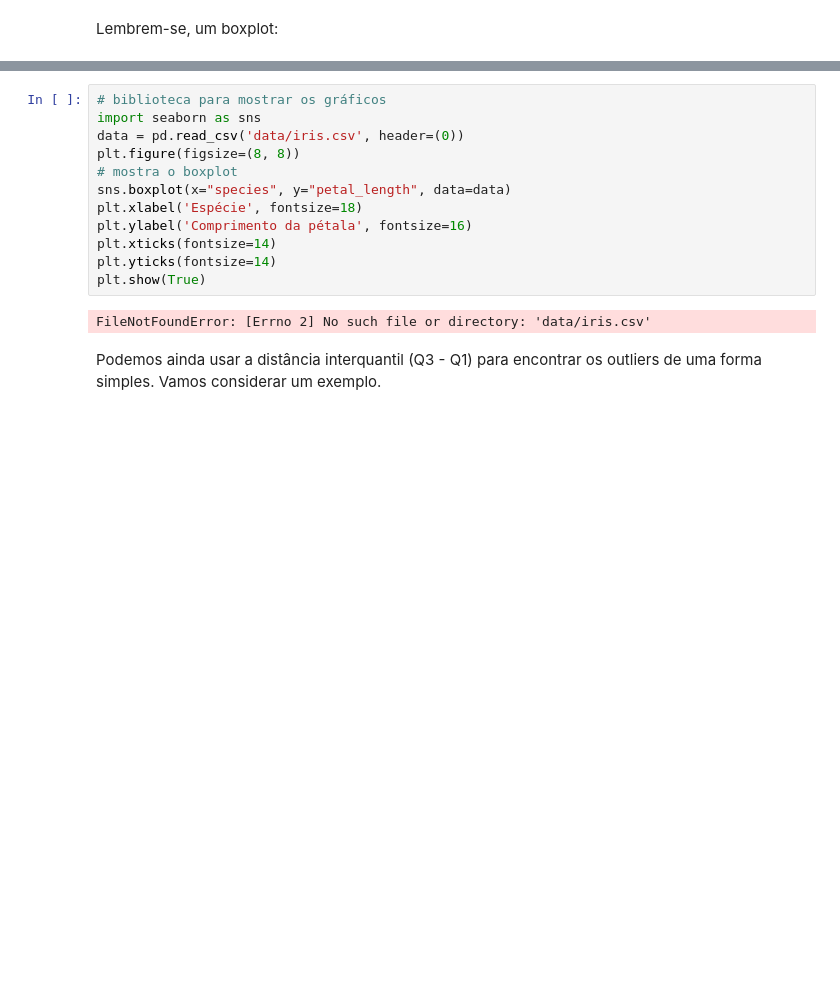
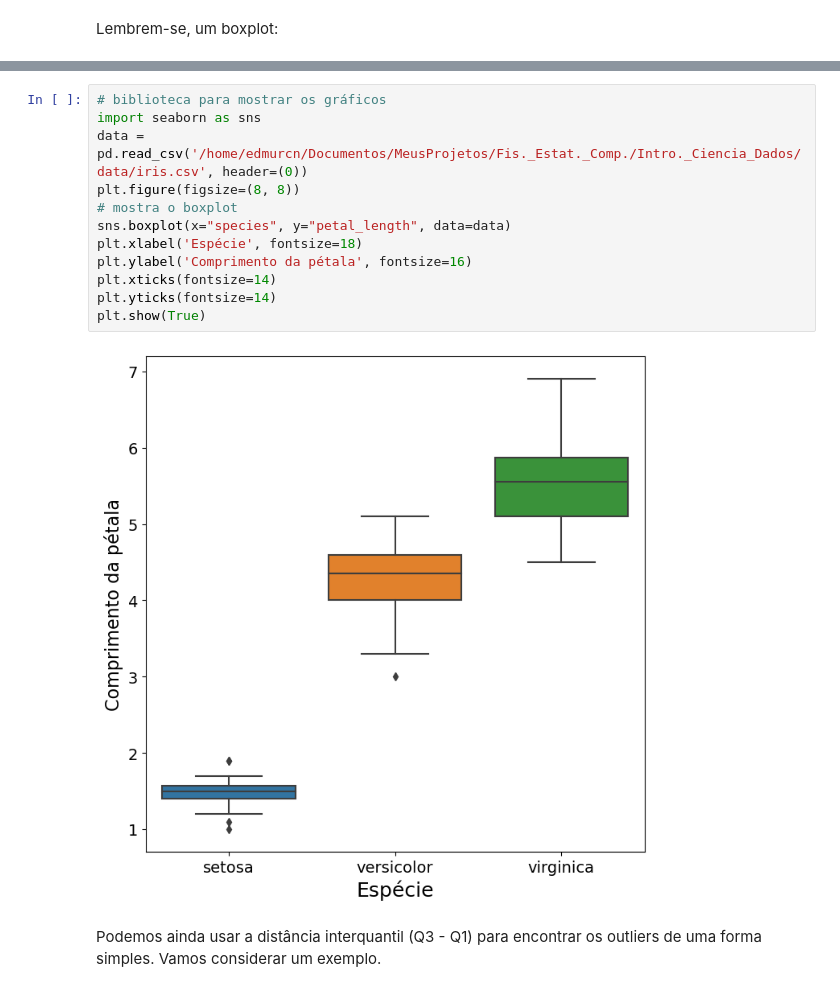
Before and after one commit to Edmurcn/Fis._Estat._Comp., a Jupyter notebook: Intro._Ciencia_Dados/Aulas/Aula 1/Aula1.ipynb, the cells around one changed output, grey strips where cells are left out. Saved outputs shown, nothing was run; the diff lists cells and outputs as text; blank space fills up the shorter version.

```diff
--- a/Intro._Ciencia_Dados/Aulas/Aula 1/Aula1.ipynb
+++ b/Intro._Ciencia_Dados/Aulas/Aula 1/Aula1.ipynb
@@ -727,17 +729,17 @@ Lembrem-se, um boxplot:
 # %%
 # biblioteca para mostrar os gráficos
 import seaborn as sns
-data = pd.read_csv('data/iris.csv', header=(0))
+data = pd.read_csv('/home/edmurcn/Documentos/MeusProjetos/Fis._Estat._Comp./Intro._Ciencia_Dados/data/iris.csv', header=(0))
 plt.figure(figsize=(8, 8))
 # mostra o boxplot
 sns.boxplot(x="species", y="petal_length", data=data)
 plt.xlabel('Espécie', fontsize=18)
 plt.ylabel('Comprimento da pétala', fontsize=16)
 plt.xticks(fontsize=14)
 plt.yticks(fontsize=14)
 plt.show(True)
 # %% [output]
-FileNotFoundError: [Errno 2] No such file or directory: 'data/iris.csv'
+[figure, added]
 # %% [markdown]
 Podemos ainda usar a distância interquantil (Q3 - Q1) para encontrar os outliers de uma forma simples. Vamos considerar um exemplo.
 # %%
```
Also changed, not shown: parts of 2 cells of this notebook, 1 other file.
